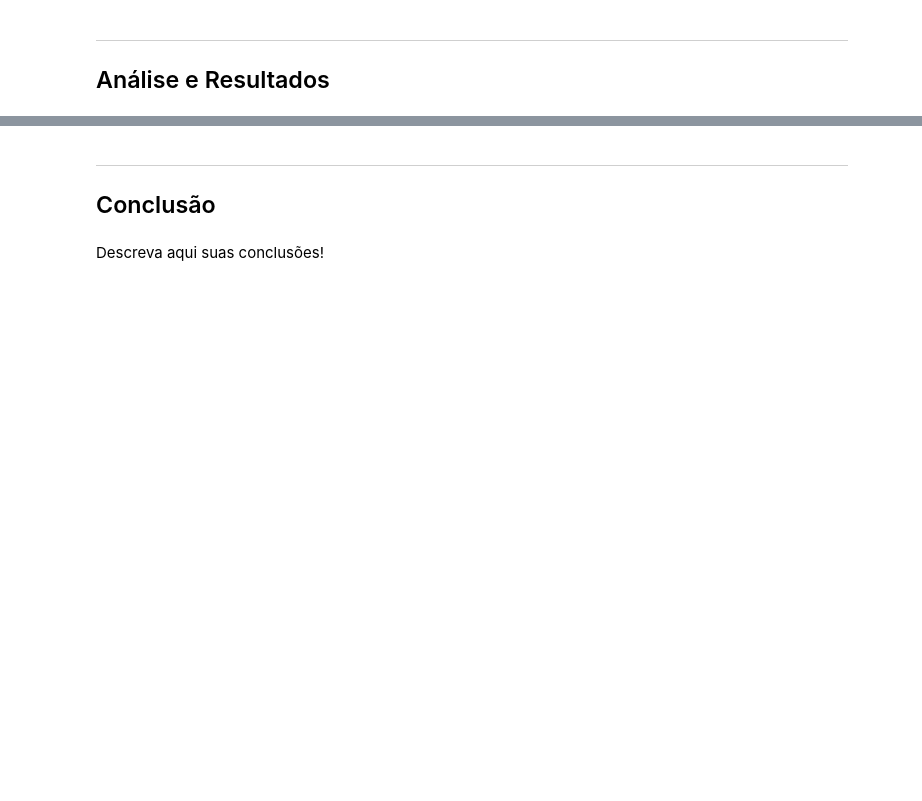
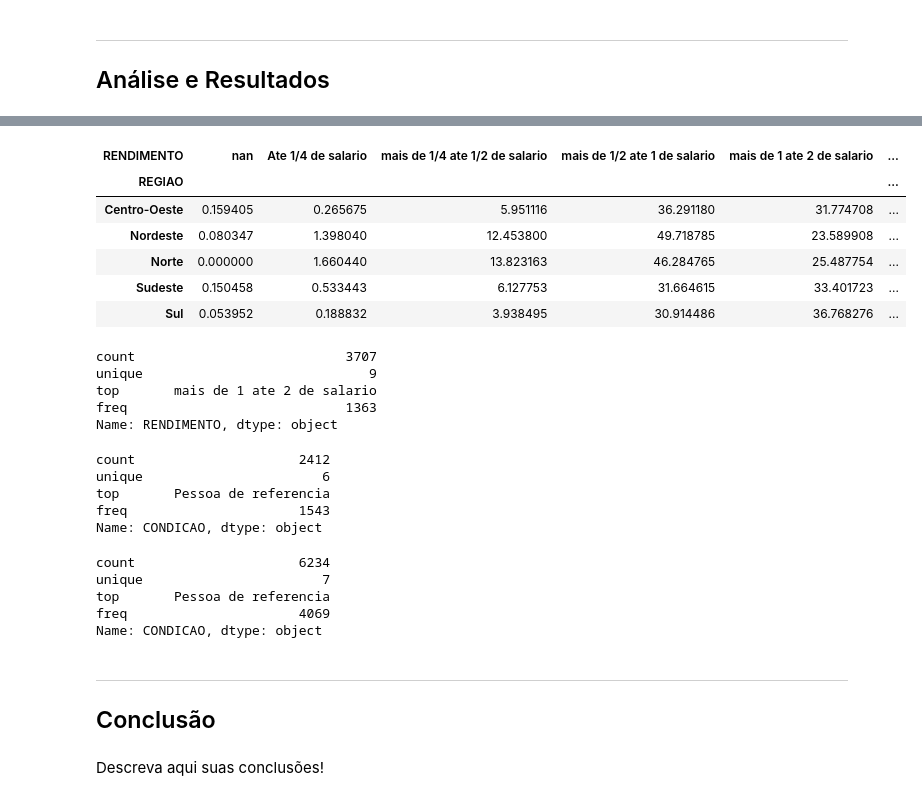
Before and after one commit to marianasabrantes/DP-P1, a Jupyter notebook: DP_P01_mariana.ipynb, the cells around one changed output, grey strips where cells are left out. Cells and saved outputs as stored; diff of their text form; code cells hidden in the pictures; blank space fills up the shorter version.

```diff
--- a/DP_P01_mariana.ipynb
+++ b/DP_P01_mariana.ipynb
@@ -137,3 +165,38 @@ N.de
+# %%
+CT = pd.crosstab(P.REGIAO, P.RENDIMENTO, normalize = 'index')*100
+CT
+# %% [output]
+| RENDIMENTO | nan | Ate 1/4 de salario | mais de 1/4 ate 1/2 de salario | mais de 1/2 ate 1 de salario | mais de 1 ate 2 de salario | ... |
+| REGIAO |  |  |  |  |  | ... |
+| Centro-Oeste | 0.159405 | 0.265675 | 5.951116 | 36.291180 | 31.774708 | ... |
+| Nordeste | 0.080347 | 1.398040 | 12.453800 | 49.718785 | 23.589908 | ... |
+| Norte | 0.000000 | 1.660440 | 13.823163 | 46.284765 | 25.487754 | ... |
+| Sudeste | 0.150458 | 0.533443 | 6.127753 | 31.664615 | 33.401723 | ... |
+| Sul | 0.053952 | 0.188832 | 3.938495 | 30.914486 | 36.768276 | ... |
+# %%
+P.RENDIMENTO[P.REGIAO == 'Sul'].describe()
+# %% [output]
+count                           3707
+unique                             9
+top       mais de 1 ate 2 de salario
+freq                            1363
+Name: RENDIMENTO, dtype: object
+# %%
+P.CONDICAO[P.REGIAO == 'Norte'].describe()
+# %% [output]
+count                     2412
+unique                       6
+top       Pessoa de referencia
+freq                      1543
+Name: CONDICAO, dtype: object
+# %%
+P.CONDICAO[P.REGIAO == 'Nordeste'].describe()
+# %% [output]
+count                     6234
+unique                       7
+top       Pessoa de referencia
+freq                      4069
+Name: CONDICAO, dtype: object
 # %% [markdown]
 ___
 ## Conclusão
```
Also changed, not shown: parts of 4 cells of this notebook.
